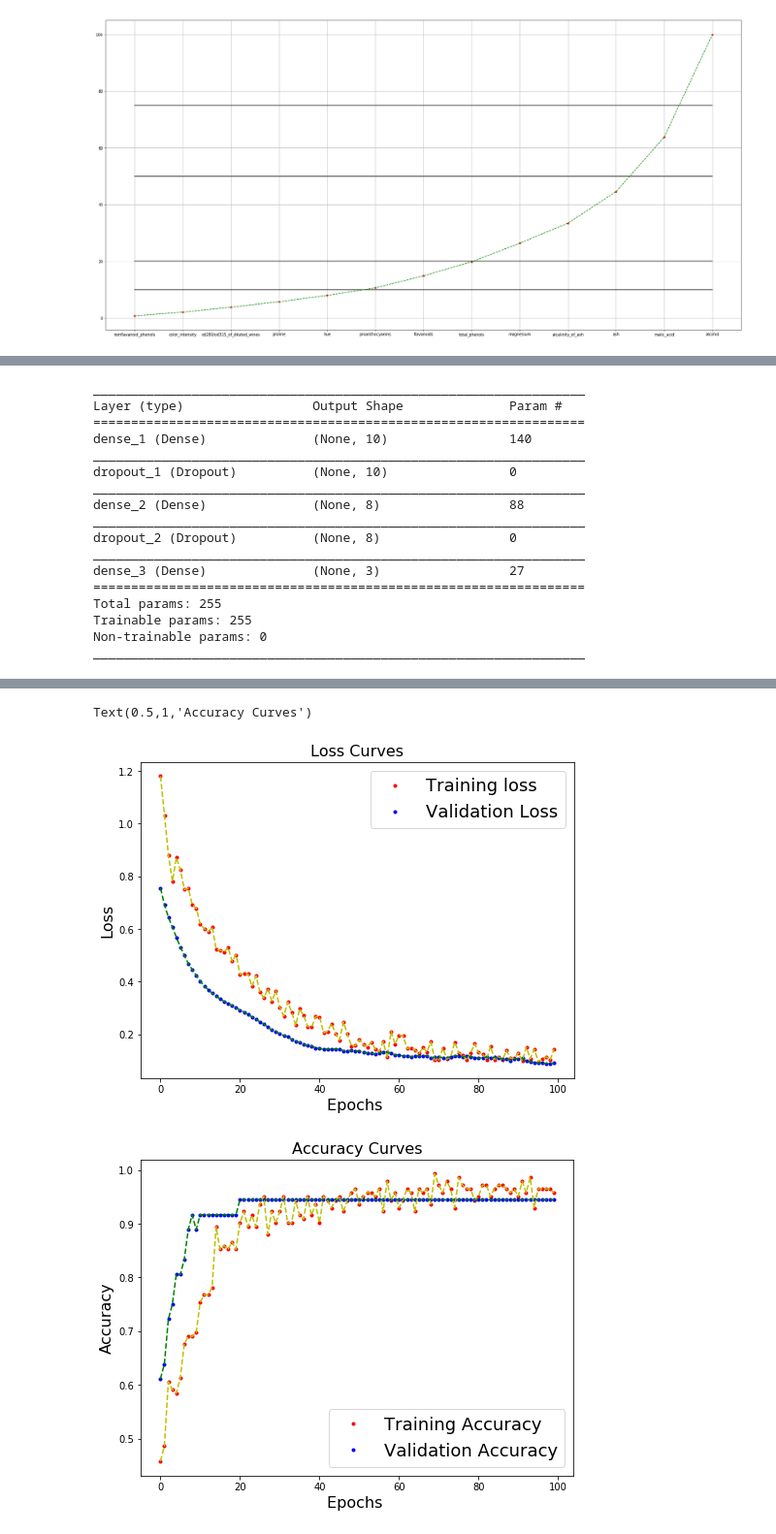
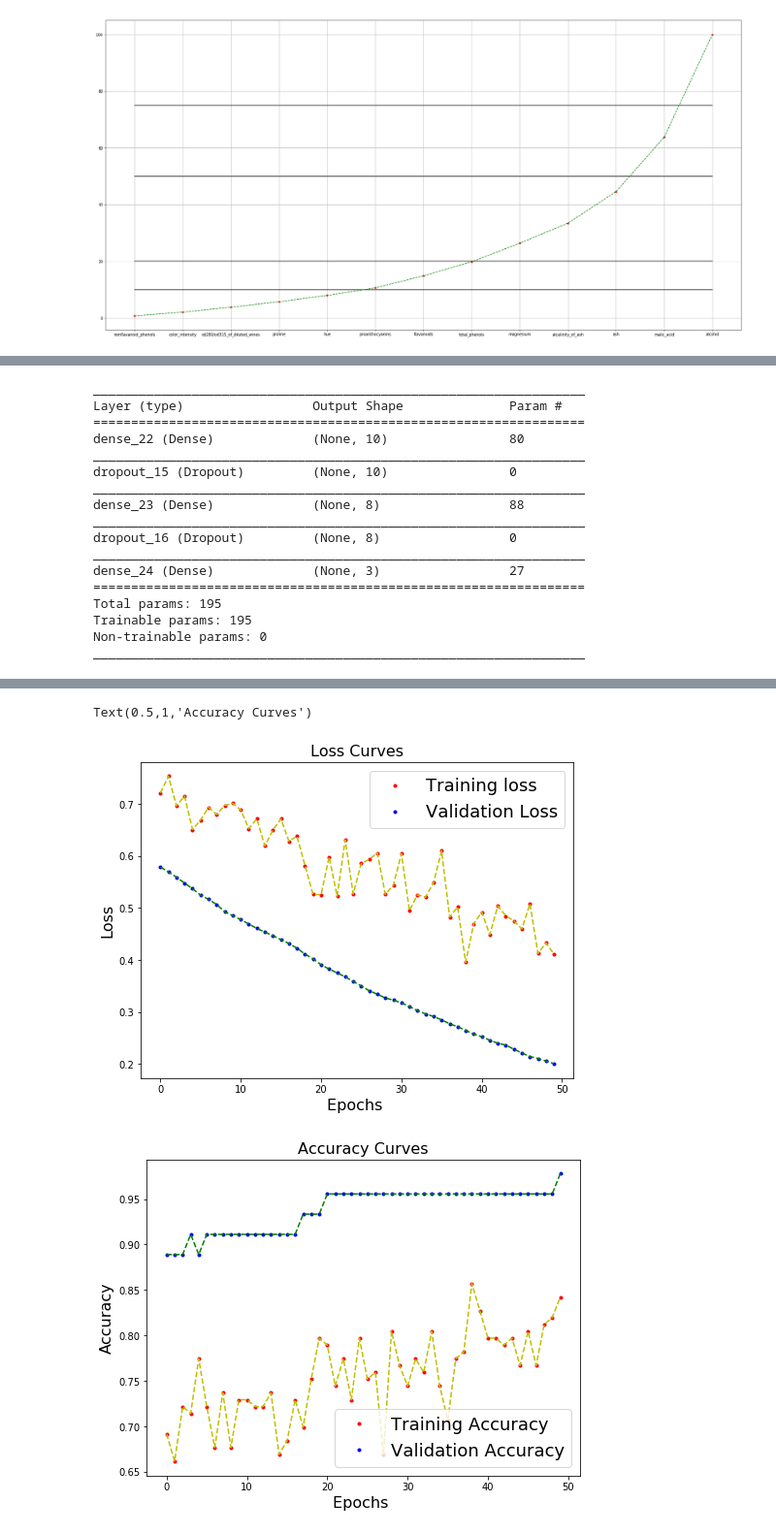
Before and after one commit to jahirmedinacs/pca-p3, a Jupyter notebook: wine-pca.ipynb, the cells around one changed output, grey strips where cells are left out. Shown: that part at 97% size. Drawn from its saved outputs; the diff is of its cells as text; code cells hidden in the pictures.

```diff
--- a/wine-pca.ipynb
+++ b/wine-pca.ipynb
@@ -405,6 +449,6 @@ Using TensorFlow backend.
 # %%
 num_data = wine.shape[0]
-sample_ratio = 0.8
+sample_ratio = 0.75
 
 index_list = np.arange(num_data, dtype=int)
 np.random.shuffle(index_list)
@@ -442,7 +486,7 @@ x_train shape: (142, 13)
 def createModel(input_shape, nClasses):
     model = Sequential()
 
-    model.add(Dense(10, activation='selu', input_shape=(input_shape,)))
+    model.add(Dense(10, activation='relu', input_shape=(input_shape,)))
     model.add(Dropout(0.3))
     model.add(Dense(8, activation='relu'))
     model.add(Dropout(0.2))
@@ -450,8 +494,8 @@ def createModel(input_shape, nClasses):
 
     return model
 
-epochs = 100
-batch_size = 10
+epochs = 50
+batch_size = int(num_data * 0.2)
 
 model1 = createModel(input_shape, num_classes)
 
@@ -462,23 +506,25 @@ model1.summary()
 _________________________________________________________________
 Layer (type)                 Output Shape              Param #
 =================================================================
-dense_1 (Dense)              (None, 10)                140
+dense_22 (Dense)             (None, 10)                80
 _________________________________________________________________
-dropout_1 (Dropout)          (None, 10)                0
+dropout_15 (Dropout)         (None, 10)                0
 _________________________________________________________________
-dense_2 (Dense)              (None, 8)                 88
+dense_23 (Dense)             (None, 8)                 88
 _________________________________________________________________
-dropout_2 (Dropout)          (None, 8)                 0
+dropout_16 (Dropout)         (None, 8)                 0
 _________________________________________________________________
-dense_3 (Dense)              (None, 3)                 27
+dense_24 (Dense)             (None, 3)                 27
 =================================================================
-Total params: 255
-Trainable params: 255
+Total params: 195
+Trainable params: 195
 Non-trainable params: 0
 _________________________________________________________________
 # %%
-history = model1.fit(x_train, y_train, batch_size=batch_size, epochs=epochs, verbose=1,
+history_1 = model1.fit(x_train, y_train, batch_size=batch_size, epochs=epochs, verbose=0,
                    validation_data=(x_test, y_test))
+
+history = history_1
 
 model1.evaluate(x_test, y_test)
 
@@ -525,5 +555,5 @@ Epoch 100/100
 Text(0.5,1,'Accuracy Curves')
-[figure, old version]
+[figure, new version]
-[figure, old version]
+[figure, new version]
 # %%
 ####
```
Also changed, not shown: parts of 16 cells of this notebook, 1 other file.
